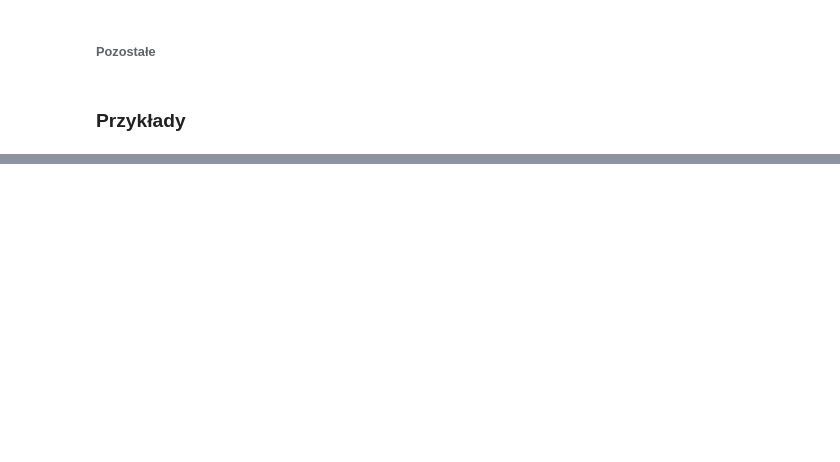
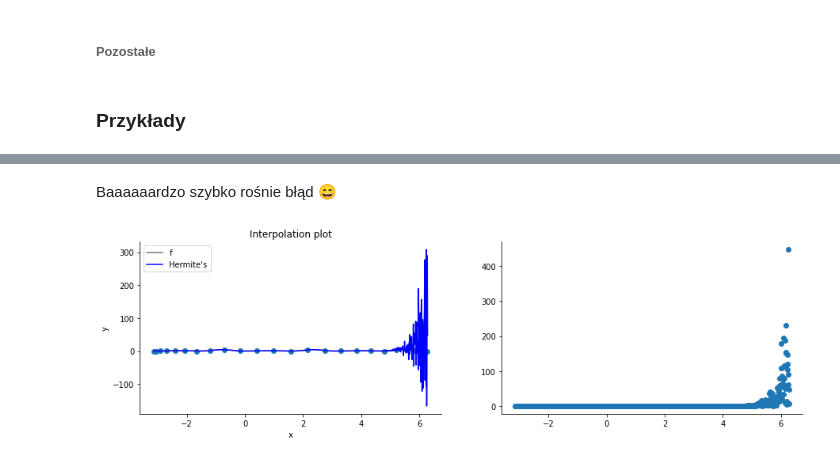
Before and after one commit to MatiPl01/Metody-Obliczeniowe-w-Nauce-i-Technice, a Jupyter notebook: 2. Laboratorium/Zadania/2b/MOwNiT - zagadnienie Hermite'a.ipynb, the cells around one changed output, grey strips where cells are left out. Drawn from its saved outputs; the diff is of its cells as text; code cells hidden in the pictures; blank space fills up the shorter version.

```diff
--- a/2. Laboratorium/Zadania/2b/MOwNiT - zagadnienie Hermite'a.ipynb
+++ b/2. Laboratorium/Zadania/2b/MOwNiT - zagadnienie Hermite'a.ipynb
@@ -256,0 +272,10 @@ plot_interpolation(g, xs_, ys)
+# %% [markdown]
+Baaaaaardzo szybko rośnie błąd 😄
+# %%
+n = 25
+xs = chebyshev_nodes(a, b, n)
+ys = [derivatives(x, 1) for x in xs]  # Function values and their first-order derivatives
+
+plot_interpolation(g, xs, ys)
+# %% [output]
+[figure, added]
```
Also changed, not shown: parts of 29 cells of this notebook, 1 other file.
